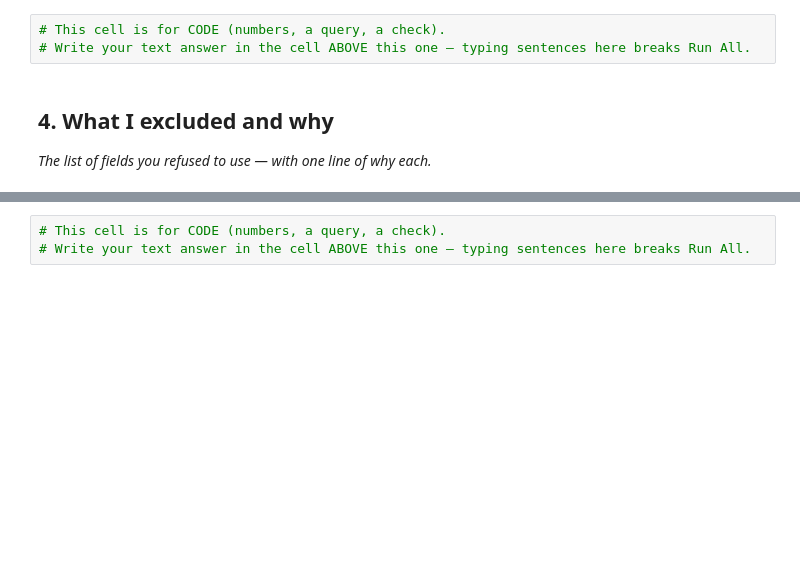
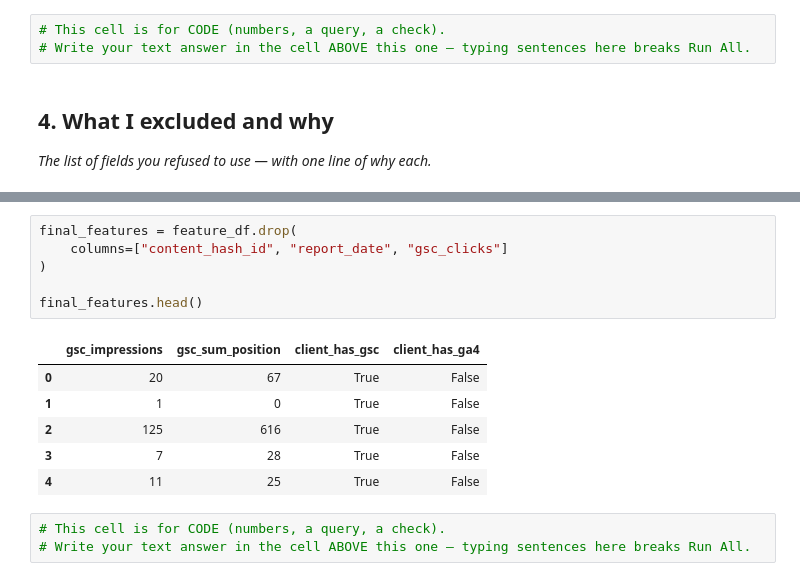
Before and after one commit to Vaib-raksh/Intern-ML, a Jupyter notebook: work/notebooks/w03_feature_leakage_check.ipynb, the cells around one changed output, grey strips where cells are left out. Saved outputs shown, nothing was run; the diff lists cells and outputs as text; blank space fills up the shorter version.

```diff
--- a/work/notebooks/w03_feature_leakage_check.ipynb
+++ b/work/notebooks/w03_feature_leakage_check.ipynb
@@ -34,3 +283,16 @@ This skeleton is yours to fill. Work the sections **in order** — each one has
+# %%
+final_features = feature_df.drop(
+    columns=["content_hash_id", "report_date", "gsc_clicks"]
+)
+
+final_features.head()
+# %% [output]
+|  | gsc_impressions | gsc_sum_position | client_has_gsc | client_has_ga4 |
+| 0 | 20 | 67 | True | False |
+| 1 | 1 | 0 | True | False |
+| 2 | 125 | 616 | True | False |
+| 3 | 7 | 28 | True | False |
+| 4 | 11 | 25 | True | False |
 # %%
 # This cell is for CODE (numbers, a query, a check).
 # Write your text answer in the cell ABOVE this one — typing sentences here breaks Run All.
```
Also changed, not shown: parts of 18 cells of this notebook.
